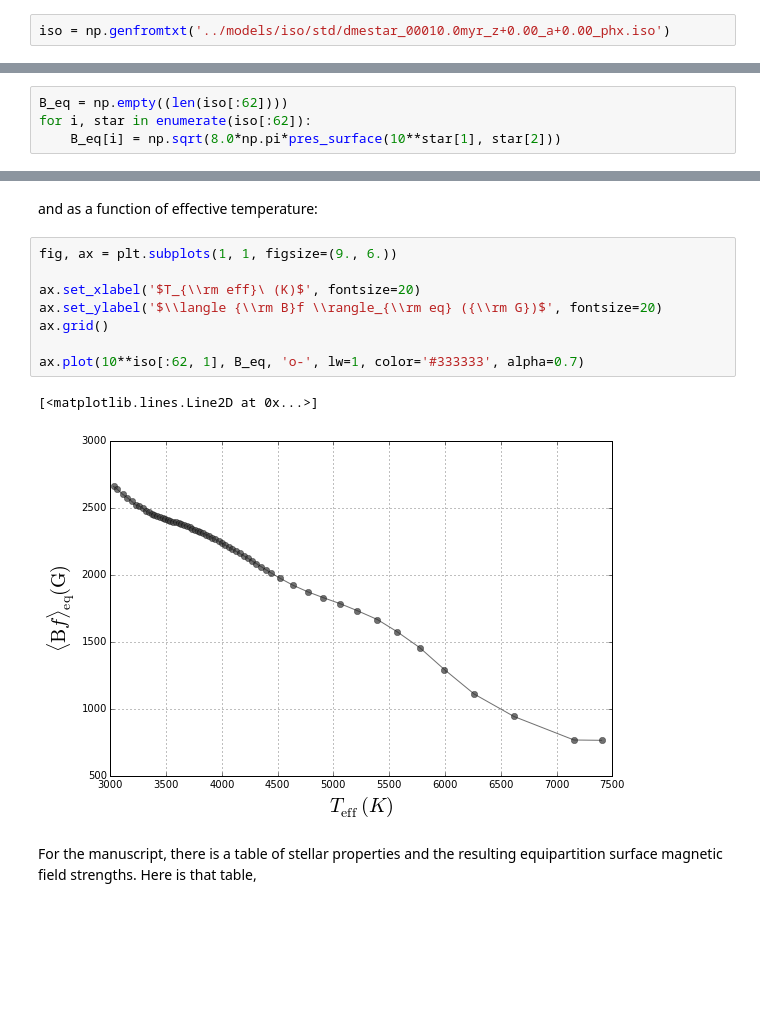
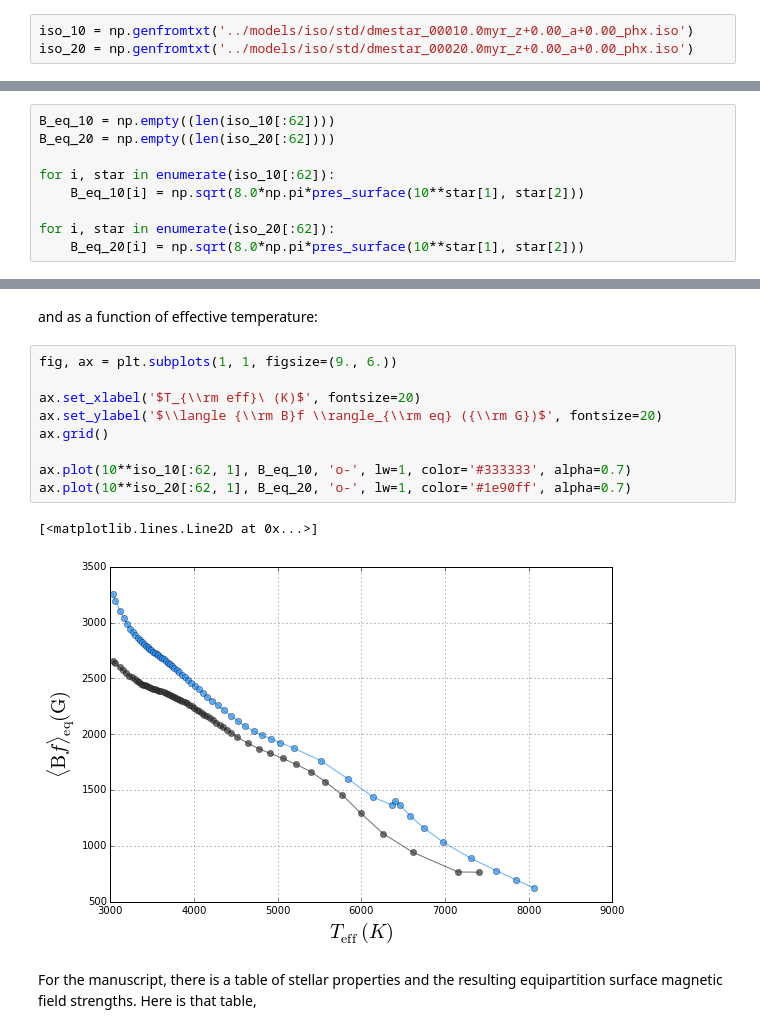
Before and after one commit to gfeiden/MagneticUpperSco, a Jupyter notebook: notes/equipartition_B_strength.ipynb, the cells around one changed output, grey strips where cells are left out. Drawn from its saved outputs; the diff is of its cells as text; blank space fills up the shorter version.

```diff
--- a/notes/equipartition_B_strength.ipynb
+++ b/notes/equipartition_B_strength.ipynb
@@ -12,7 +12,8 @@ We need to import a file with stellar parameters and a table of stellar atmosphe
 
 Start by importing stellar parameters,
 # %%
-iso = np.genfromtxt('../models/iso/std/dmestar_00010.0myr_z+0.00_a+0.00_phx.iso')
+iso_10 = np.genfromtxt('../models/iso/std/dmestar_00010.0myr_z+0.00_a+0.00_phx.iso')
+iso_20 = np.genfromtxt('../models/iso/std/dmestar_00020.0myr_z+0.00_a+0.00_phx.iso')
 # %% [markdown]
 Now load a table with the atmospheric gas pressure and temperature at an optical depth $\tau = 1$ for a set of $\log(g)$s and $T_{\rm eff}$s. We'll adopt a solar metallicity to simplify things.
 # %%
@@ -57,8 +58,13 @@ pres_surface = scint.interp2d(teffs, loggs, np.transpose(press), kind='linear')
 # %% [markdown]
 We are in a position to compute surface pressures and, by extension, equipartition magnetic field strengths.
 # %%
-B_eq = np.empty((len(iso[:62])))
-for i, star in enumerate(iso[:62]):
-    B_eq[i] = np.sqrt(8.0*np.pi*pres_surface(10**star[1], star[2]))
+B_eq_10 = np.empty((len(iso_10[:62])))
+B_eq_20 = np.empty((len(iso_20[:62])))
+
+for i, star in enumerate(iso_10[:62]):
+    B_eq_10[i] = np.sqrt(8.0*np.pi*pres_surface(10**star[1], star[2]))
+
+for i, star in enumerate(iso_20[:62]):
+    B_eq_20[i] = np.sqrt(8.0*np.pi*pres_surface(10**star[1], star[2]))
 # %% [markdown]
 See what kind of values we obtain.
@@ -101,14 +108,15 @@ and as a function of effective temperature:
 # %%
 fig, ax = plt.subplots(1, 1, figsize=(9., 6.))
 
 ax.set_xlabel('$T_{\\rm eff}\ (K)$', fontsize=20)
 ax.set_ylabel('$\\langle {\\rm B}f \\rangle_{\\rm eq} ({\\rm G})$', fontsize=20)
 ax.grid()
 
-ax.plot(10**iso[:62, 1], B_eq, 'o-', lw=1, color='#333333', alpha=0.7)
+ax.plot(10**iso_10[:62, 1], B_eq_10, 'o-', lw=1, color='#333333', alpha=0.7)
+ax.plot(10**iso_20[:62, 1], B_eq_20, 'o-', lw=1, color='#1e90ff', alpha=0.7)
 # %% [output]
 [<matplotlib.lines.Line2D at 0x...>]
-[figure, old version]
+[figure, new version]
 # %% [markdown]
 For the manuscript, there is a table of stellar properties and the resulting equipartition surface magnetic field strengths. Here is that table,
 # %%
```
Also changed, not shown: parts of 6 cells of this notebook.
